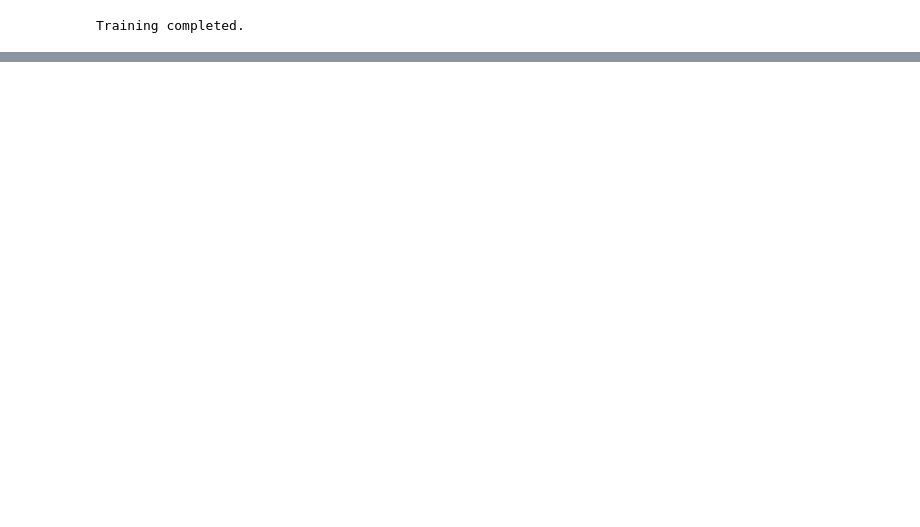
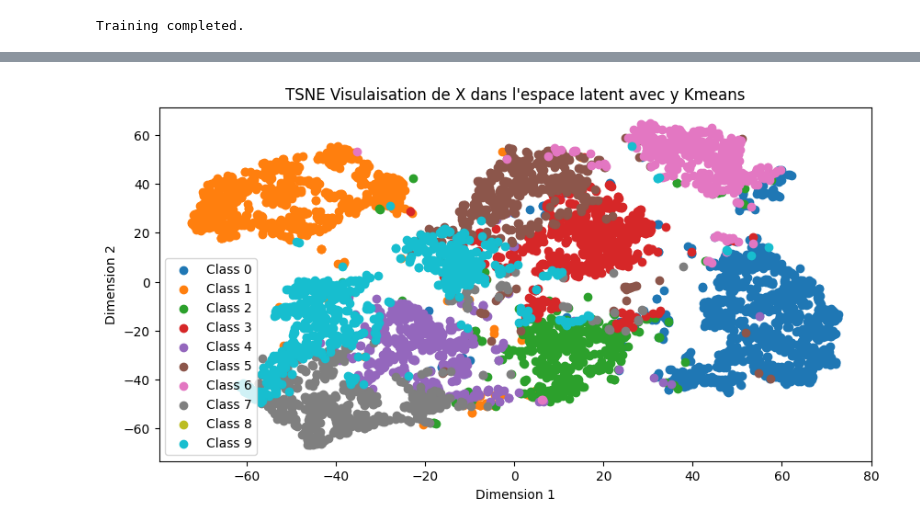
Before and after one commit to Amayas29/neural-networks, a Jupyter notebook: experimentations/autoencoder.ipynb, the cells around one changed output, grey strips where cells are left out. Drawn from its saved outputs; the diff is of its cells as text; code cells hidden in the pictures; blank space fills up the shorter version.

```diff
--- a/experimentations/autoencoder.ipynb
+++ b/experimentations/autoencoder.ipynb
@@ -198,12 +236,0 @@ plt.show()
-# %%
-colors = {i: plt.cm.tab10(i) for i in range(10)}
-
-plt.figure(figsize=(10, 5))
-for cl in range(10):
-    plt.scatter(aff_enc[labels == cl][:, 0], aff_enc[labels == cl][:, 1], color=colors[cl], label=f"Cluster {cl}")
-
-plt.xlabel("Dimension 1")
-plt.ylabel("Dimension 2")
-plt.title("TSNE Visulaisation de X dans l'espace latent")
-plt.legend()
-plt.show()
@@ -243,0 +269,14 @@ plt.show()
+# %%
+colors = {i: plt.cm.tab10(i) for i in range(10)}
+
+plt.figure(figsize=(10, 5))
+for cl in range(10):
+    plt.scatter(aff_enc[y_cluster_pred == cl][:, 0], aff_enc[y_cluster_pred == cl][:, 1], color=colors[cl], label=f"Class {cl}")
+
+plt.xlabel("Dimension 1")
+plt.ylabel("Dimension 2")
+plt.title("TSNE Visulaisation de X dans l'espace latent avec y Kmeans")
+plt.legend()
+plt.show()
+# %% [output]
+[figure, added]
```
Also changed, not shown: parts of 14 cells of this notebook, 1 other file.
